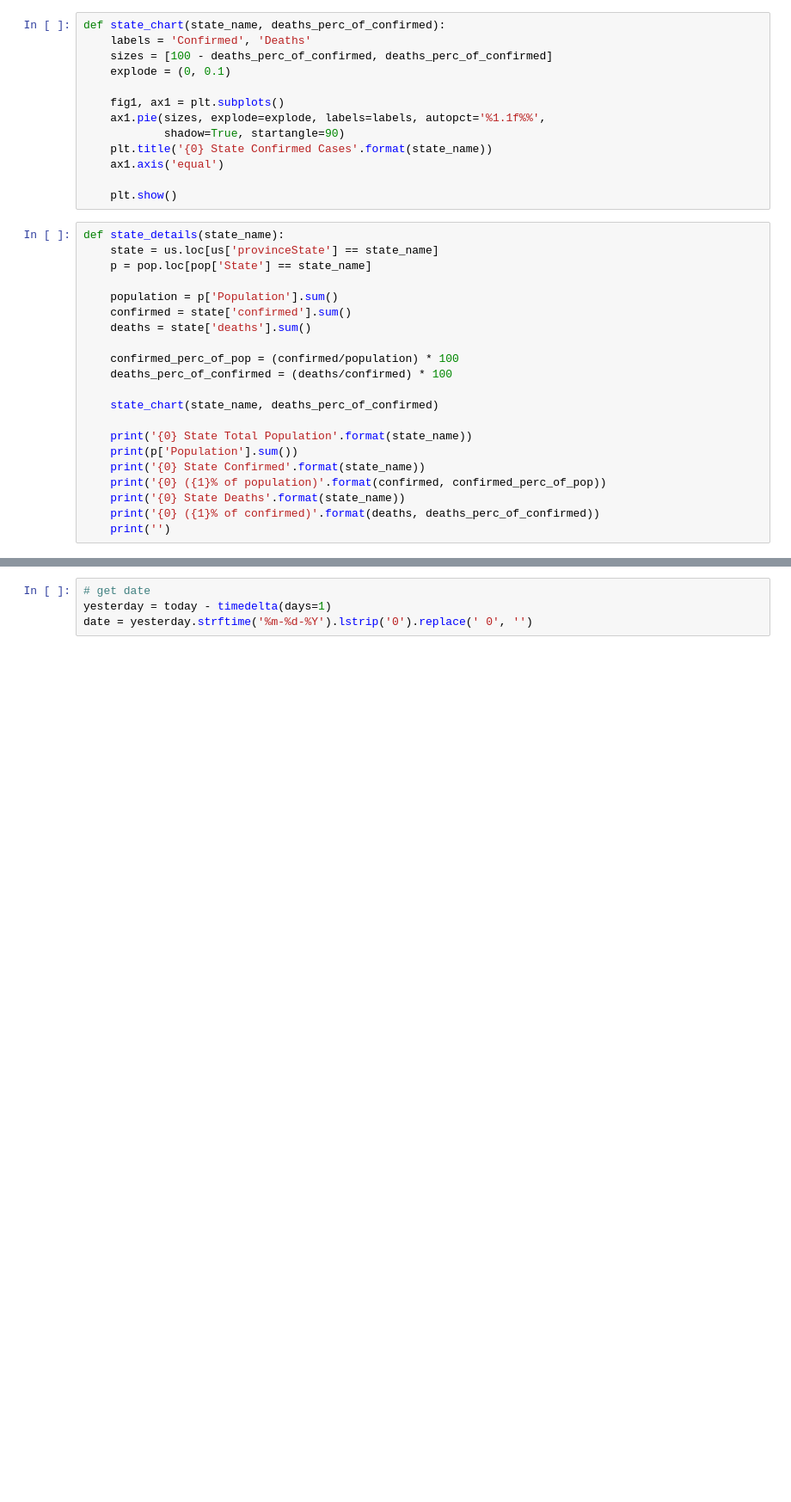
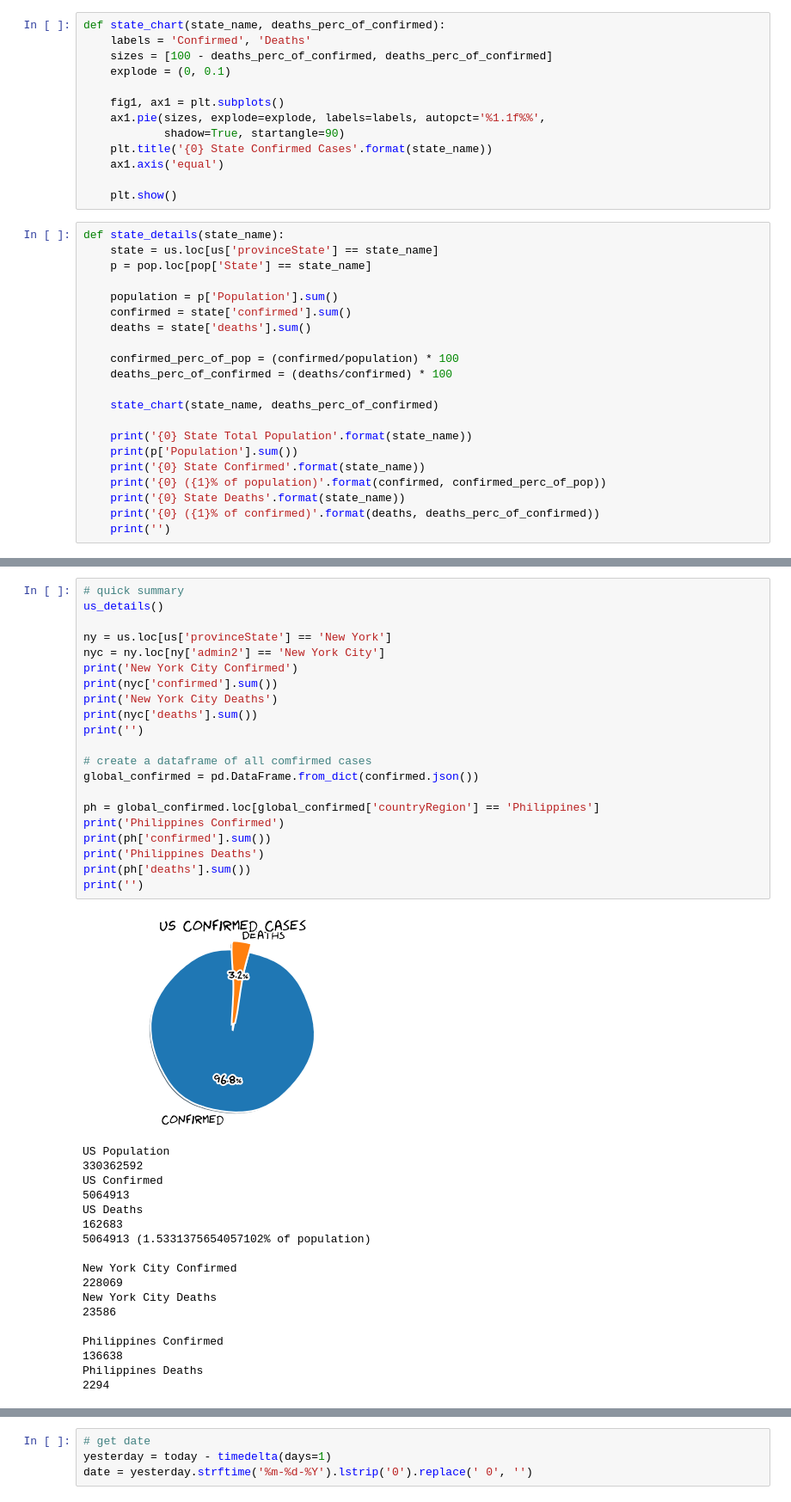
Before and after one commit to mimiflynn/covid-data, a Jupyter notebook: covid_jhu_csse.ipynb, the cells around one changed output, grey strips where cells are left out. Shown at 86% size. Cells and saved outputs as stored; diff of their text form; blank space fills up the shorter version.

```diff
--- a/covid_jhu_csse.ipynb
+++ b/covid_jhu_csse.ipynb
@@ -77,3 +106,43 @@ def state_details(state_name):
+# %%
+# quick summary
+us_details()
+
+ny = us.loc[us['provinceState'] == 'New York']
+nyc = ny.loc[ny['admin2'] == 'New York City']
+print('New York City Confirmed')
+print(nyc['confirmed'].sum())
+print('New York City Deaths')
+print(nyc['deaths'].sum())
+print('')
+
+# create a dataframe of all comfirmed cases
+global_confirmed = pd.DataFrame.from_dict(confirmed.json())
+
+ph = global_confirmed.loc[global_confirmed['countryRegion'] == 'Philippines']
+print('Philippines Confirmed')
+print(ph['confirmed'].sum())
+print('Philippines Deaths')
+print(ph['deaths'].sum())
+print('')
+# %% [output]
+[figure, added]
+US Population
+330362592
+US Confirmed
+5064913
+US Deaths
+162683
+5064913 (1.5331375654057102% of population)
+
+New York City Confirmed
+228069
+New York City Deaths
+23586
+
+Philippines Confirmed
+136638
+Philippines Deaths
+2294
 # %%
 for i in states:
     state_details(i)
```
Also changed, not shown: parts of 12 cells of this notebook.
